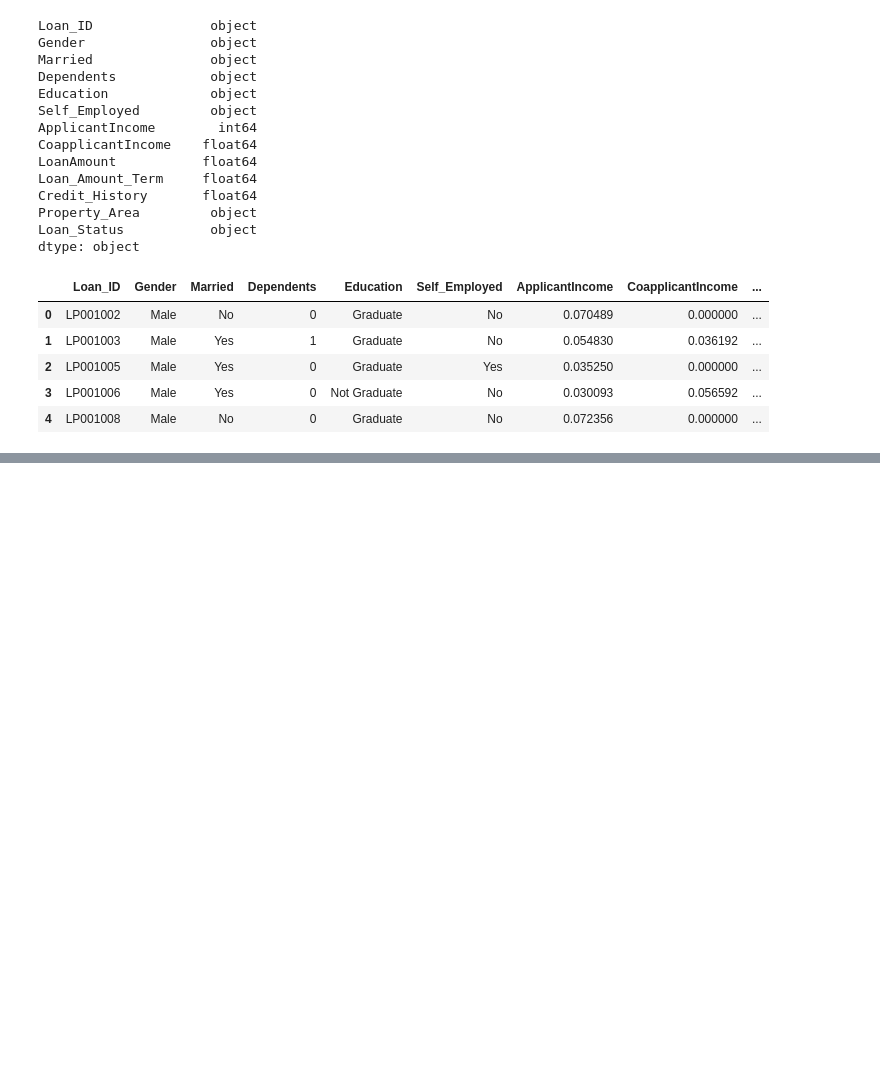
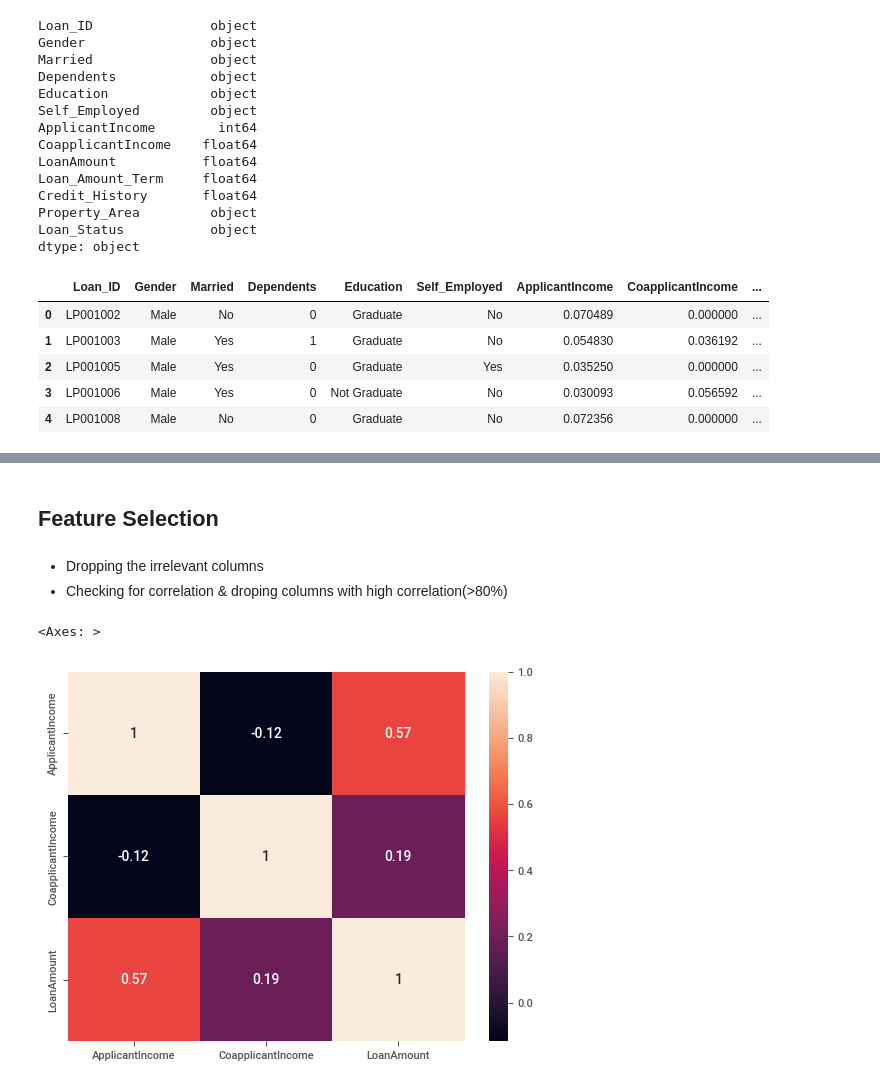
Before and after one commit to Abdul-Samii/Support-Vector-Machine, a Jupyter notebook: svm-python.ipynb, the cells around one changed output, grey strips where cells are left out. Drawn from its saved outputs; the diff is of its cells as text; code cells hidden in the pictures; blank space fills up the shorter version.

```diff
--- a/svm-python.ipynb
+++ b/svm-python.ipynb
@@ -480,0 +568,2 @@ data.head()
+# %%
+preprocessed_data=pd.read_csv('uuprocessed.csv')
@@ -480,0 +579,16 @@ data.head()
+# %% [markdown]
+## Feature Selection
+# %% [markdown]
+- Dropping the irrelevant columns
+- Checking for correlation & droping columns with high correlation(>80%)
+# %%
+#Removing redundant columns
+preprocessed_data.drop(['Unnamed: 0', 'Loan_ID'], axis=1, inplace=True)
+# %%
+#Checking correlation
+corr_data=preprocessed_data[['ApplicantIncome', 'CoapplicantIncome', 'LoanAmount']]
+# %%
+sns.heatmap(corr_data.corr(), annot=True)
+# %% [output]
+<Axes: >
+[figure, added]
```
Also changed, not shown: parts of 51 cells of this notebook, 1 other file.
